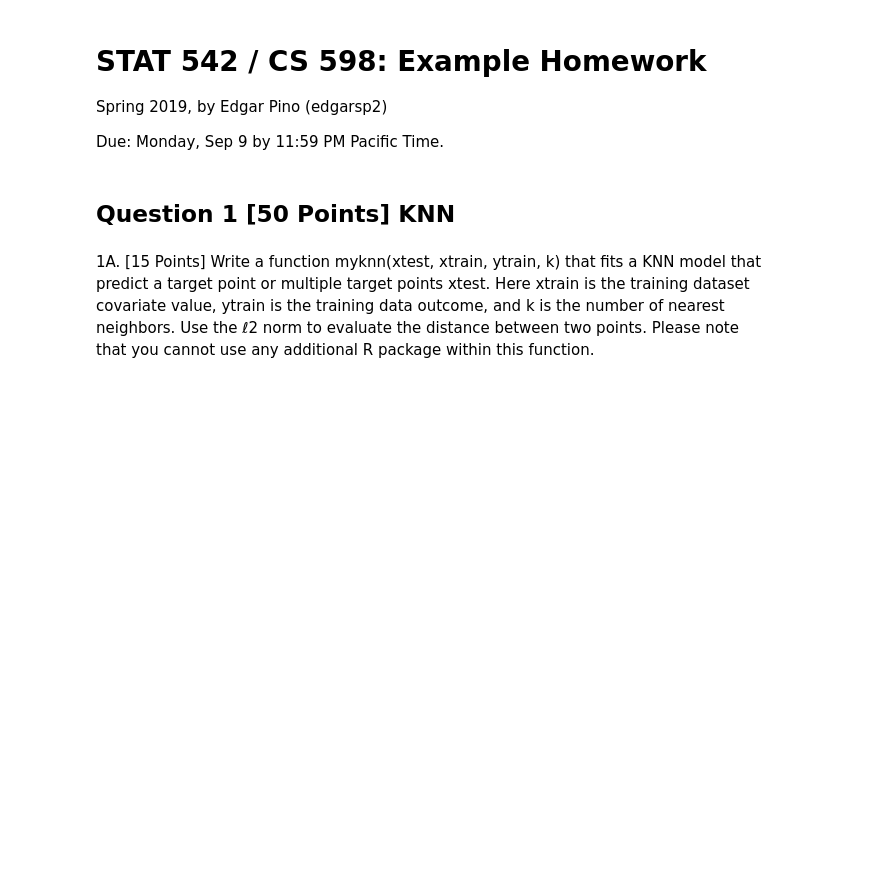
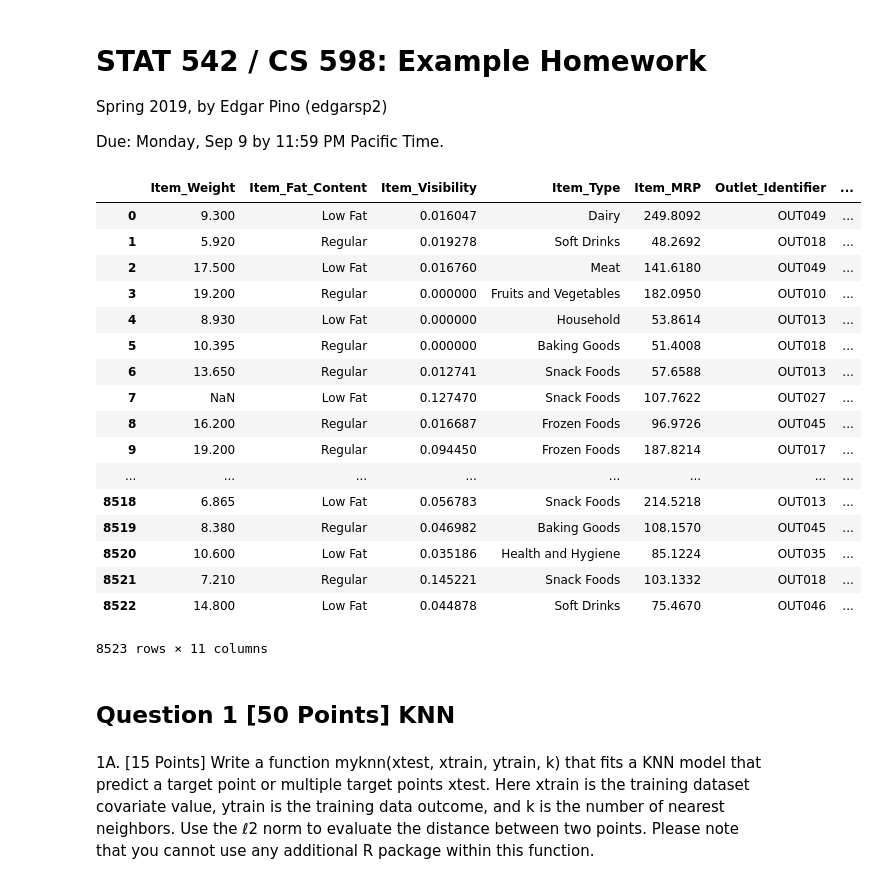
Before and after one commit to edgar971/cs598-stats, a Jupyter notebook: week-1/HW1_edgarsp2.ipynb, the cells around one changed output. Saved outputs shown, nothing was run; the diff lists cells and outputs as text; code cells hidden in the pictures; blank space fills up the shorter version.

```diff
--- a/week-1/HW1_edgarsp2.ipynb
+++ b/week-1/HW1_edgarsp2.ipynb
@@ -4,6 +4,27 @@
 Spring 2019, by Edgar Pino (edgarsp2)
 
 Due: Monday, Sep 9 by 11:59 PM Pacific Time.
+# %%
+walmart_pd
+# %% [output]
+|  | Item_Weight | Item_Fat_Content | Item_Visibility | Item_Type | Item_MRP | Outlet_Identifier | ... |
+| 0 | 9.300 | Low Fat | 0.016047 | Dairy | 249.8092 | OUT049 | ... |
+| 1 | 5.920 | Regular | 0.019278 | Soft Drinks | 48.2692 | OUT018 | ... |
+| 2 | 17.500 | Low Fat | 0.016760 | Meat | 141.6180 | OUT049 | ... |
+| 3 | 19.200 | Regular | 0.000000 | Fruits and Vegetables | 182.0950 | OUT010 | ... |
+| 4 | 8.930 | Low Fat | 0.000000 | Household | 53.8614 | OUT013 | ... |
+| 5 | 10.395 | Regular | 0.000000 | Baking Goods | 51.4008 | OUT018 | ... |
+| 6 | 13.650 | Regular | 0.012741 | Snack Foods | 57.6588 | OUT013 | ... |
+| 7 | NaN | Low Fat | 0.127470 | Snack Foods | 107.7622 | OUT027 | ... |
+| 8 | 16.200 | Regular | 0.016687 | Frozen Foods | 96.9726 | OUT045 | ... |
+| 9 | 19.200 | Regular | 0.094450 | Frozen Foods | 187.8214 | OUT017 | ... |
+| ... | ... | ... | ... | ... | ... | ... | ... |
+| 8518 | 6.865 | Low Fat | 0.056783 | Snack Foods | 214.5218 | OUT013 | ... |
+| 8519 | 8.380 | Regular | 0.046982 | Baking Goods | 108.1570 | OUT045 | ... |
+| 8520 | 10.600 | Low Fat | 0.035186 | Health and Hygiene | 85.1224 | OUT035 | ... |
+| 8521 | 7.210 | Regular | 0.145221 | Snack Foods | 103.1332 | OUT018 | ... |
+| 8522 | 14.800 | Low Fat | 0.044878 | Soft Drinks | 75.4670 | OUT046 | ... |
+8523 rows × 11 columns
 # %% [markdown]
 ## Question 1 [50 Points] KNN
 # %% [markdown]
```
Also changed, not shown: 2 other files.
